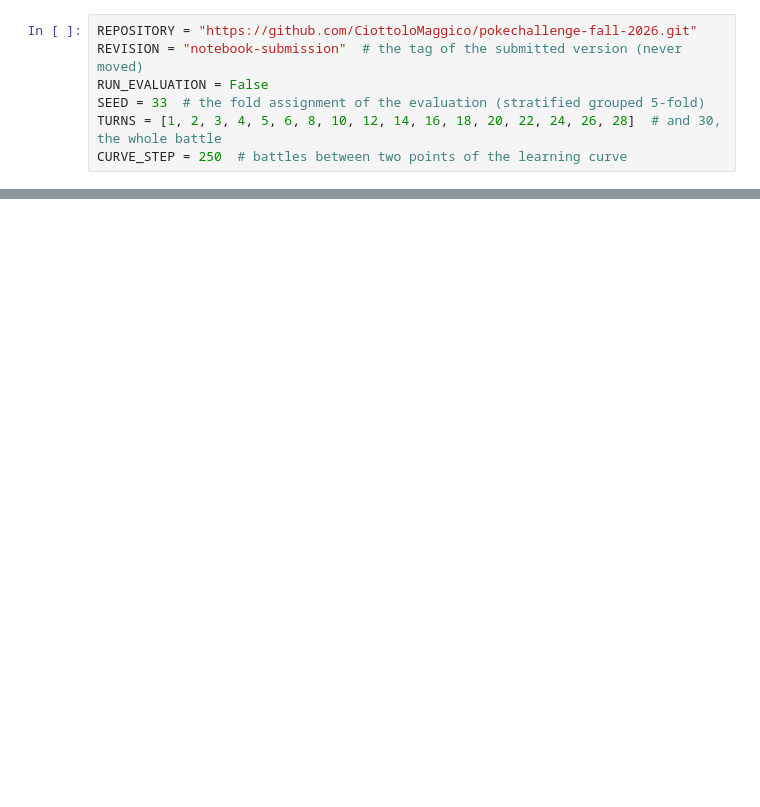
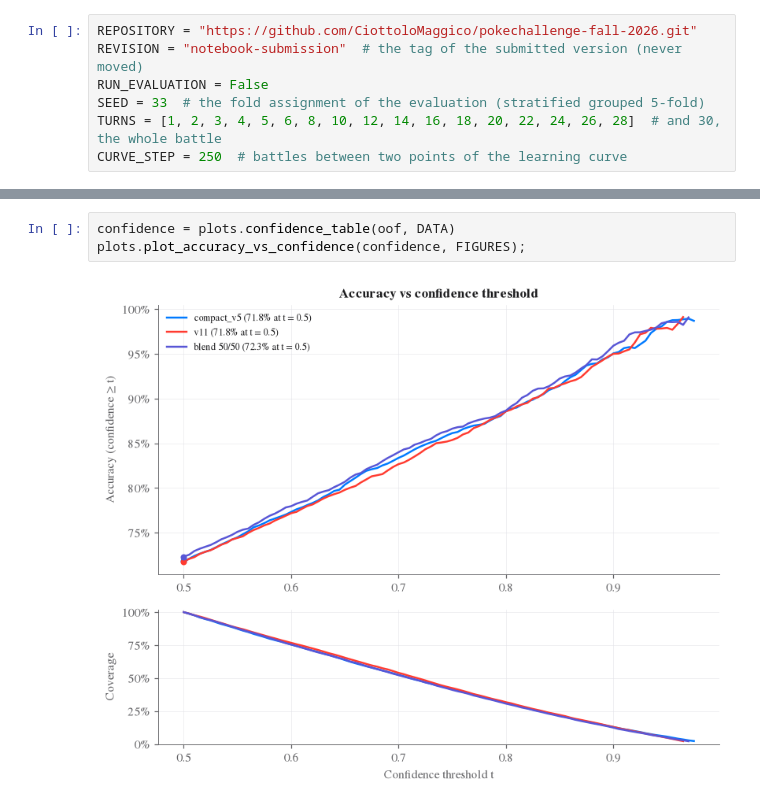
Before and after one commit to CiottoloMaggico/pokechallenge-fall-2026, a Jupyter notebook: docs/notebook/pokechallenge.ipynb, the cells around one changed output, grey strips where cells are left out. Cells and saved outputs as stored; diff of their text form; blank space fills up the shorter version.

```diff
--- a/docs/notebook/pokechallenge.ipynb
+++ b/docs/notebook/pokechallenge.ipynb
@@ -270,0 +208,5 @@ model can reach from 30 turns.
+# %%
+confidence = plots.confidence_table(oof, DATA)
+plots.plot_accuracy_vs_confidence(confidence, FIGURES);
+# %% [output]
+[figure, added]
```
Also changed, not shown: parts of 56 cells of this notebook.
